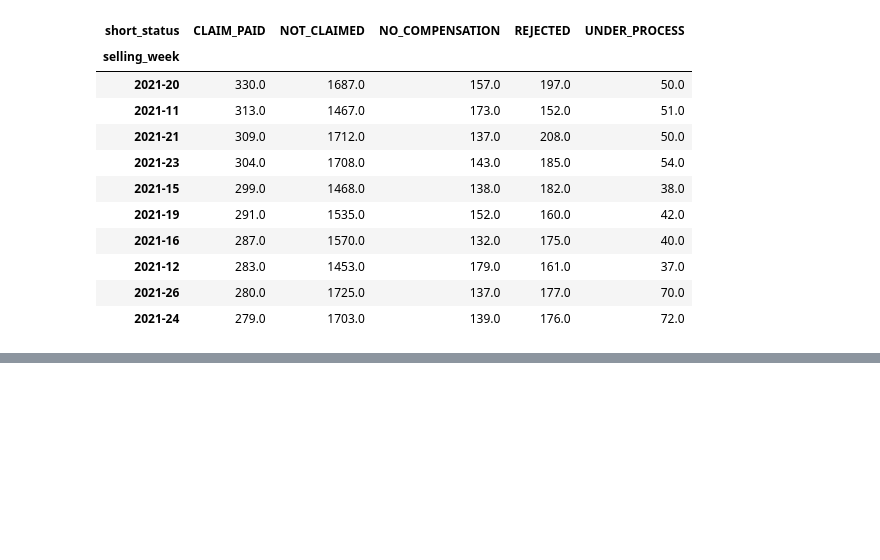
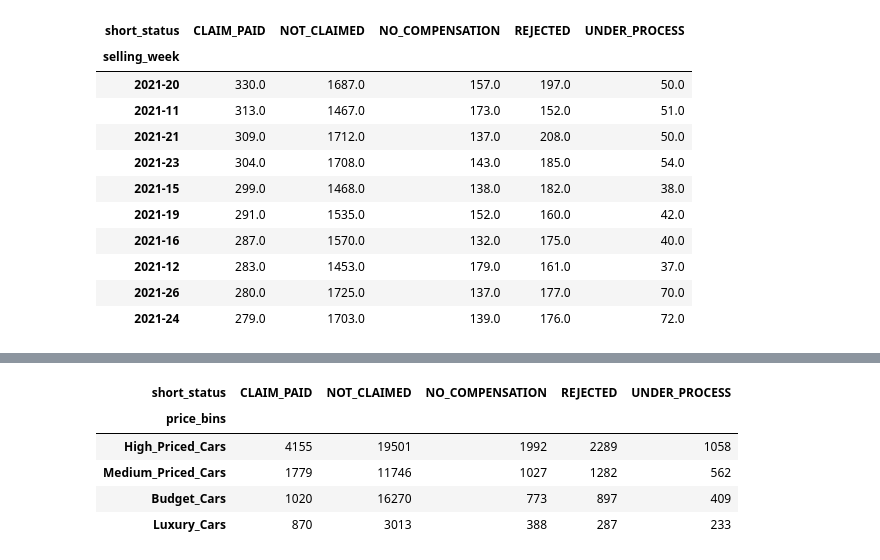
Before and after one commit to dileepsathyan/assignments, a Jupyter notebook: Vroom Virtusa/Vroom Virtusa Assignment.ipynb, the cells around one changed output, grey strips where cells are left out. Saved outputs shown, nothing was run; the diff lists cells and outputs as text; code cells hidden in the pictures; blank space fills up the shorter version.

```diff
--- a/Vroom Virtusa/Vroom Virtusa Assignment.ipynb
+++ b/Vroom Virtusa/Vroom Virtusa Assignment.ipynb
@@ -1391,0 +1437,12 @@ wf_cnt_week.head(10)
+# %%
+wf_cnt_price = df_master.groupby(['price_bins', 'short_status'])['car_id'].count().reset_index()
+wf_cnt_price = wf_cnt_price.pivot(index='price_bins', columns='short_status', values='car_id')
+wf_cnt_price = wf_cnt_price.fillna(0).sort_values(by=['CLAIM_PAID', 'REJECTED'], ascending=False)
+wf_cnt_price.head(10)
+# %% [output]
+| short_status | CLAIM_PAID | NOT_CLAIMED | NO_COMPENSATION | REJECTED | UNDER_PROCESS |
+| price_bins |  |  |  |  |  |
+| High_Priced_Cars | 4155 | 19501 | 1992 | 2289 | 1058 |
+| Medium_Priced_Cars | 1779 | 11746 | 1027 | 1282 | 562 |
+| Budget_Cars | 1020 | 16270 | 773 | 897 | 409 |
+| Luxury_Cars | 870 | 3013 | 388 | 287 | 233 |
```
Also changed, not shown: parts of 4 cells of this notebook.
